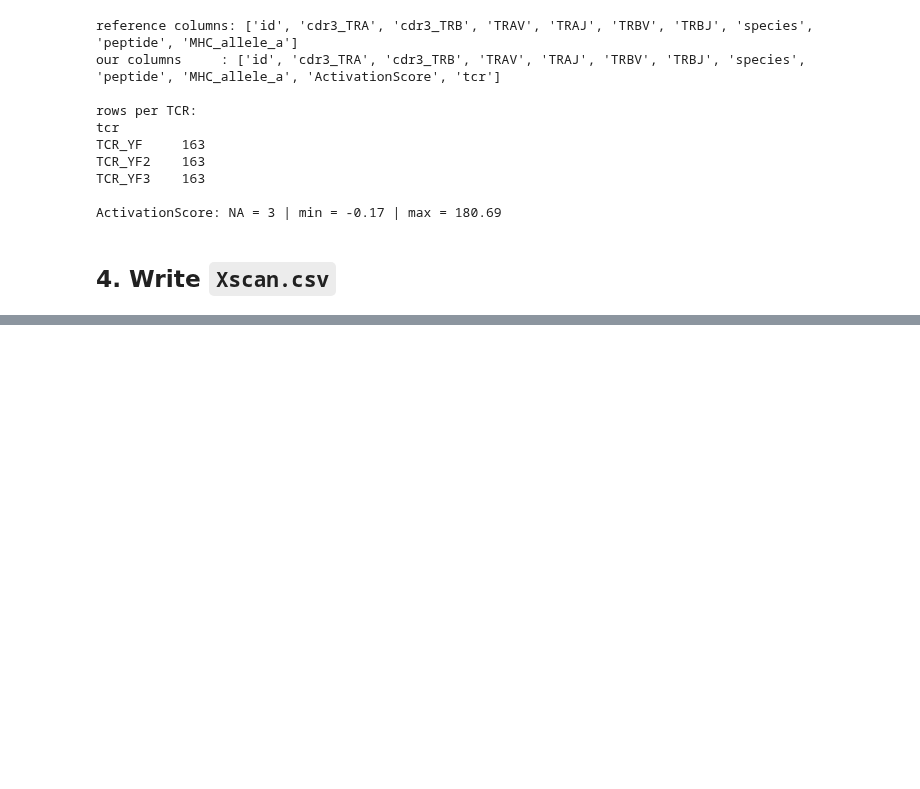
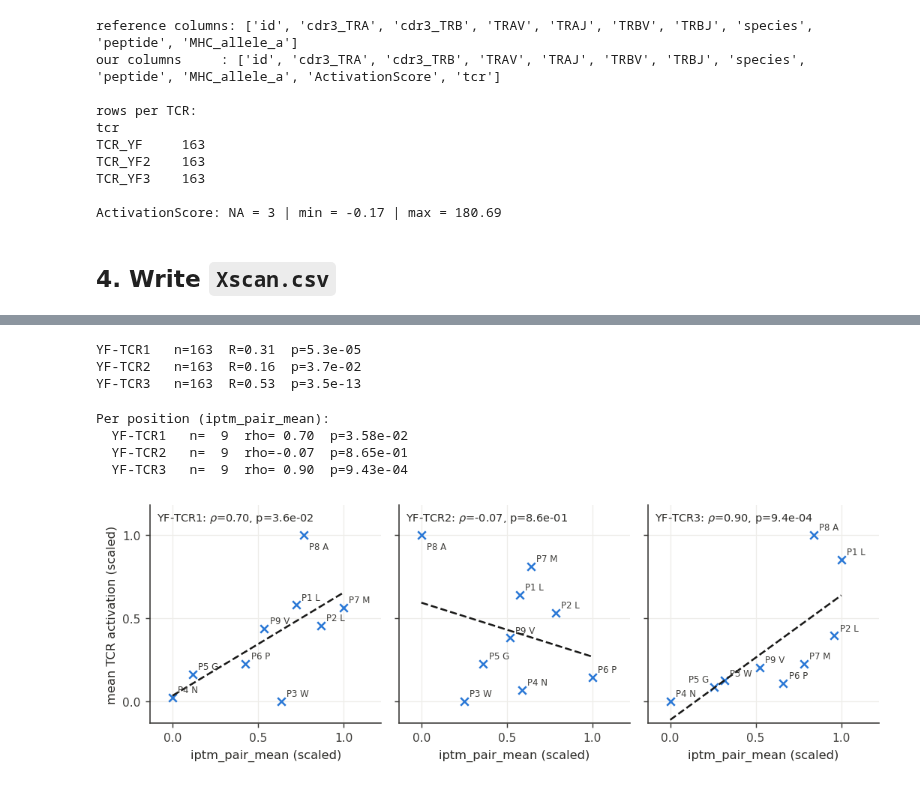
Before and after one commit to Rita-Ann-Roessner/Postdoc-UNIL, a Jupyter notebook: 261001_YF_model_in_silico_Xscan/Monitor.ipynb, the cells around one changed output, grey strips where cells are left out. Saved outputs shown, nothing was run; the diff lists cells and outputs as text; code cells hidden in the pictures; blank space fills up the shorter version.

```diff
--- a/261001_YF_model_in_silico_Xscan/Monitor.ipynb
+++ b/261001_YF_model_in_silico_Xscan/Monitor.ipynb
@@ -173,0 +324,26 @@ id,cdr3_TRA,cdr3_TRB,TRAV,TRAJ,TRBV,TRBJ,species,peptide,MHC_allele_a,Activation
+# %%
+from scipy.stats import pearsonr
+
+METRIC      = "iptm_pair_mean"
+METRIC_LAB  = "mean chain-pair ipTM"   # iptm_pair_mean: averaged over ALL chain pairs
+COGNATE_PCT = 100.0
+
+# Panel order and display names.
+TCR_LABELS = {"TCR_YF": "YF-TCR1", "TCR_YF2": "YF-TCR2", "TCR_YF3": "YF-TCR3"}
+tcrs = ["TCR_YF", "TCR_YF2", "TCR_YF3"]
+
+plot = dat.copy()
+plot.loc[plot.is_wt, "ActivationScore"] = COGNATE_PCT
+assert plot.ActivationScore.notna().all(), "unscored rows remain"
+assert plot.is_wt.sum() == len(tcrs), "expected one cognate row per TCR"
+
+stats = {}
+for t in tcrs:
+    g = plot[plot.tcr == t]
+    r, pv = pearsonr(g.ActivationScore, g[METRIC])
+    stats[t] = (r, pv, len(g))
+    print(f"{TCR_LABELS[t]:9s} n={len(g):3d}  R={r:.2f}  p={pv:.1e}")
+# %% [output]
+YF-TCR1   n=163  R=0.31  p=5.3e-05
+YF-TCR2   n=163  R=0.16  p=3.7e-02
+YF-TCR3   n=163  R=0.53  p=3.5e-13
@@ -173,0 +478,19 @@ id,cdr3_TRA,cdr3_TRB,TRAV,TRAJ,TRBV,TRBJ,species,peptide,MHC_allele_a,Activation
+# %%
+pos = (plot[~plot.is_wt]
+       .groupby(["tcr", "mut_pos"], as_index=False)
+       .agg(**{METRIC: (METRIC, "mean"), "ActivationScore": ("ActivationScore", "mean")}))
+assert (pos.groupby("tcr").size() == 9).all(), "expected 9 positions per TCR"
+
+# Label each point with its position and the wild-type residue there, e.g. "P8 A".
+pos["lab"] = ["P" + str(int(p)) + " " + WT[int(p) - 1] for p in pos.mut_pos]
+
+print(f"Per position ({METRIC}):")
+scan_figure(pos, METRIC, "ActivationScore",
+            "fig_scan_per_position.png",
+            "mean TCR activation (scaled)", label_col="lab");
+# %% [output]
+Per position (iptm_pair_mean):
+  YF-TCR1   n=  9  rho= 0.70  p=3.58e-02
+  YF-TCR2   n=  9  rho=-0.07  p=8.65e-01
+  YF-TCR3   n=  9  rho= 0.90  p=9.43e-04
+[figure, added]
```
Also changed, not shown: parts of 17 cells of this notebook.
